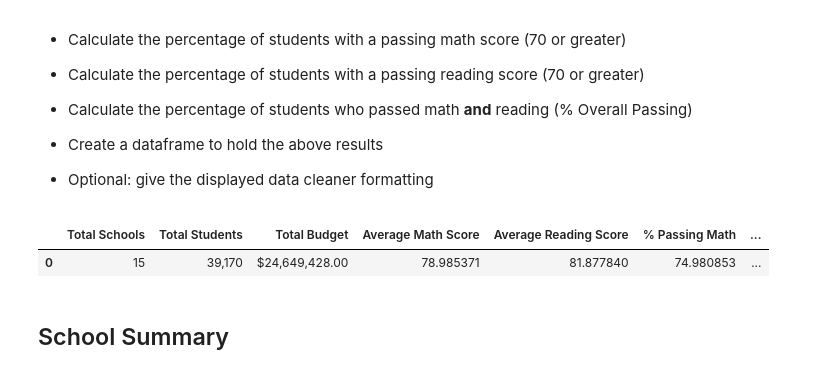
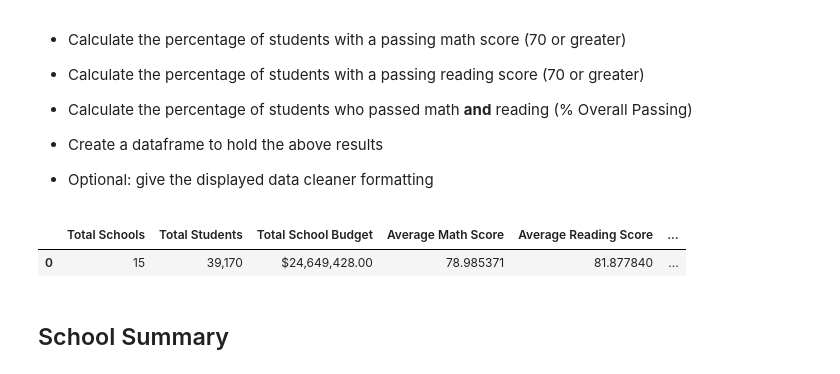
Before and after one commit to kunaual/pandas-challenge, a Jupyter notebook: PyCitySchools/PyCitySchools.ipynb, the cells around one changed output. Cells and saved outputs as stored; diff of their text form; code cells hidden in the pictures.

```diff
--- a/PyCitySchools/PyCitySchools.ipynb
+++ b/PyCitySchools/PyCitySchools.ipynb
@@ -62,31 +62,31 @@ comp_data_df.head()
 # %%
 tot_school_cnt = comp_data_df["school_name"].nunique()
 #print("tot # schools:"+str(tot_school_cnt))
 tot_student_cnt = comp_data_df["Student ID"].nunique()   # some students have same name, so count the unique student IDs.
 tot_budget = school_data["budget"].sum()
 avg_math = student_data["math_score"].mean()
 avg_reading = student_data["reading_score"].mean()
 # % students passed (70% or greater = passing)
 num_passed_math = len(student_data.loc[(student_data["math_score"]>=70)])
 pct_passed_math = (num_passed_math/tot_student_cnt)*100
 num_passed_reading = len(student_data.loc[(student_data["reading_score"]>=70)])
 pct_passed_reading = (num_passed_reading/tot_student_cnt)*100
 
 num_passed_both = len(student_data.loc[((student_data["math_score"]>=70) & (student_data["reading_score"]>=70))])
 pct_passed_both = (num_passed_both/tot_student_cnt)*100
 
 summary_df = pd.DataFrame({"Total Schools": [tot_school_cnt],
                            "Total Students": [tot_student_cnt],
-                           "Total Budget": [tot_budget],
+                           "Total School Budget": [tot_budget],
                            "Average Math Score": avg_math,
                            "Average Reading Score": avg_reading,
                            "% Passing Math": pct_passed_math,
                           "% Passing Reading": pct_passed_reading,
                           "% Overall Passing": pct_passed_both})
-summary_df.style.format({"Total Students":"{:,}","Total Budget":"${:,.2f}"})
+summary_df.style.format({"Total Students":"{:,}","Total School Budget":"${:,.2f}"})
 # %% [output]
-|  | Total Schools | Total Students | Total Budget | Average Math Score | Average Reading Score | % Passing Math | ... |
-| 0 | 15 | 39,170 | $24,649,428.00 | 78.985371 | 81.877840 | 74.980853 | ... |
+|  | Total Schools | Total Students | Total School Budget | Average Math Score | Average Reading Score | ... |
+| 0 | 15 | 39,170 | $24,649,428.00 | 78.985371 | 81.877840 | ... |
 # %% [markdown]
 ## School Summary
 # %% [markdown]
```
Also changed, not shown: parts of 18 cells of this notebook.
